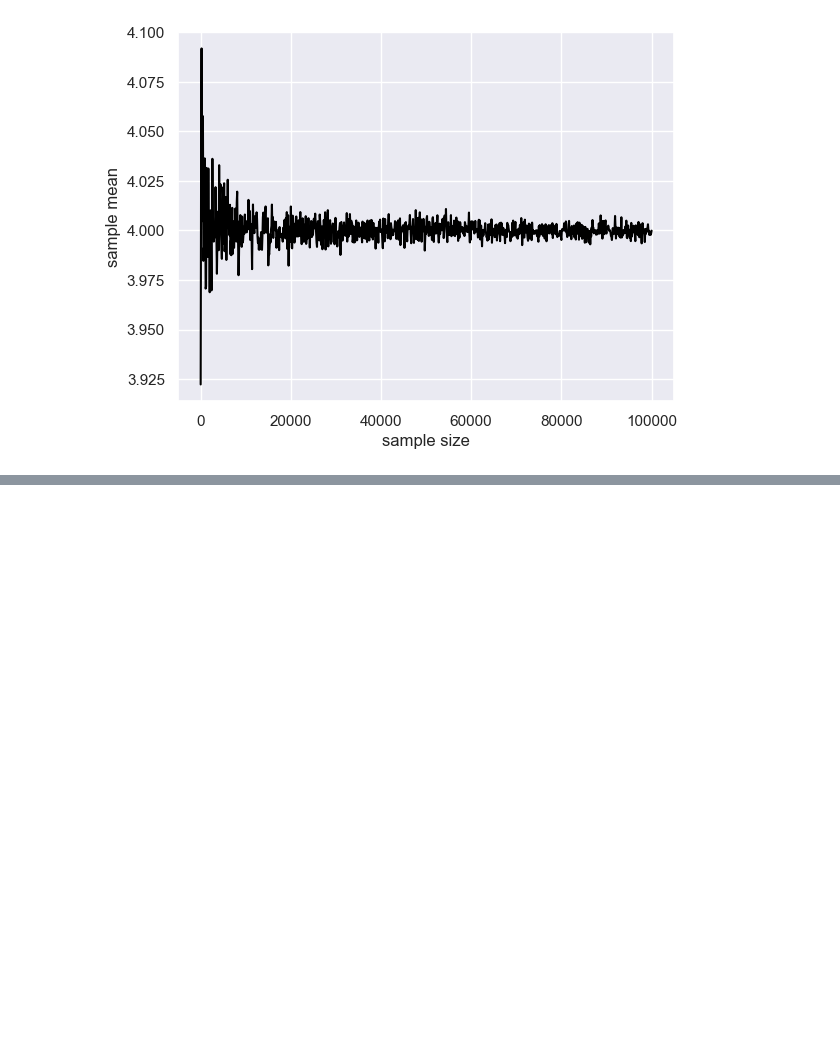
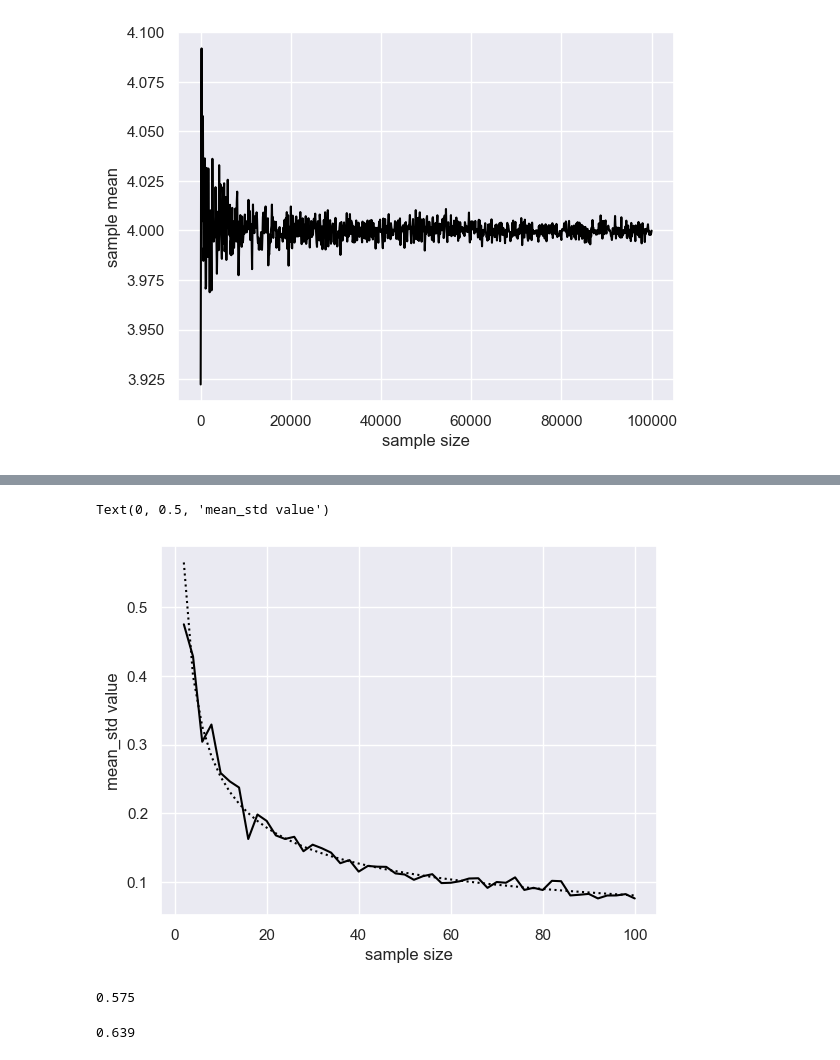
Before and after one commit to richard-ma/weekendProject, a Jupyter notebook: 202405-1statisticsPython/3-5样本统计量的性质.ipynb, the cells around one changed output, grey strips where cells are left out. Saved outputs shown, nothing was run; the diff lists cells and outputs as text; code cells hidden in the pictures; blank space fills up the shorter version.

```diff
--- a/202405-1statisticsPython/3-5样本统计量的性质.ipynb
+++ b/202405-1statisticsPython/3-5样本统计量的性质.ipynb
@@ -72,0 +166,33 @@ Text(0, 0.5, 'sample mean')
+# %%
+plt.plot(size_array, sample_mean_std_array, color='black')
+plt.plot(size_array, standard_error, color='black', linestyle='dotted')
+plt.xlabel("sample size")
+plt.ylabel("mean_std value")
+# %% [output]
+Text(0, 0.5, 'mean_std value')
+[figure, added]
+# %%
+# 样本方差的均值偏离总体方差
+
+sample_var_array = np.zeros(10000)
+
+np.random.seed(1)
+for i in range(0, 10000):
+    sample = population.rvs(size=10)
+    sample_var_array[i] = np.var(sample, ddof=0)
+
+np.mean(sample_var_array)
+# %% [output]
+0.575
+# %%
+# 无偏方差消除偏离
+
+unbias_var_array = np.zeros(10000)
+
+np.random.seed(1)
+for i in range(0, 10000):
+    sample = population.rvs(size=10)
+    unbias_var_array[i] = np.var(sample, ddof=1)
+np.mean(unbias_var_array)
+# %% [output]
+0.639
```
Also changed, not shown: parts of 9 cells of this notebook.
